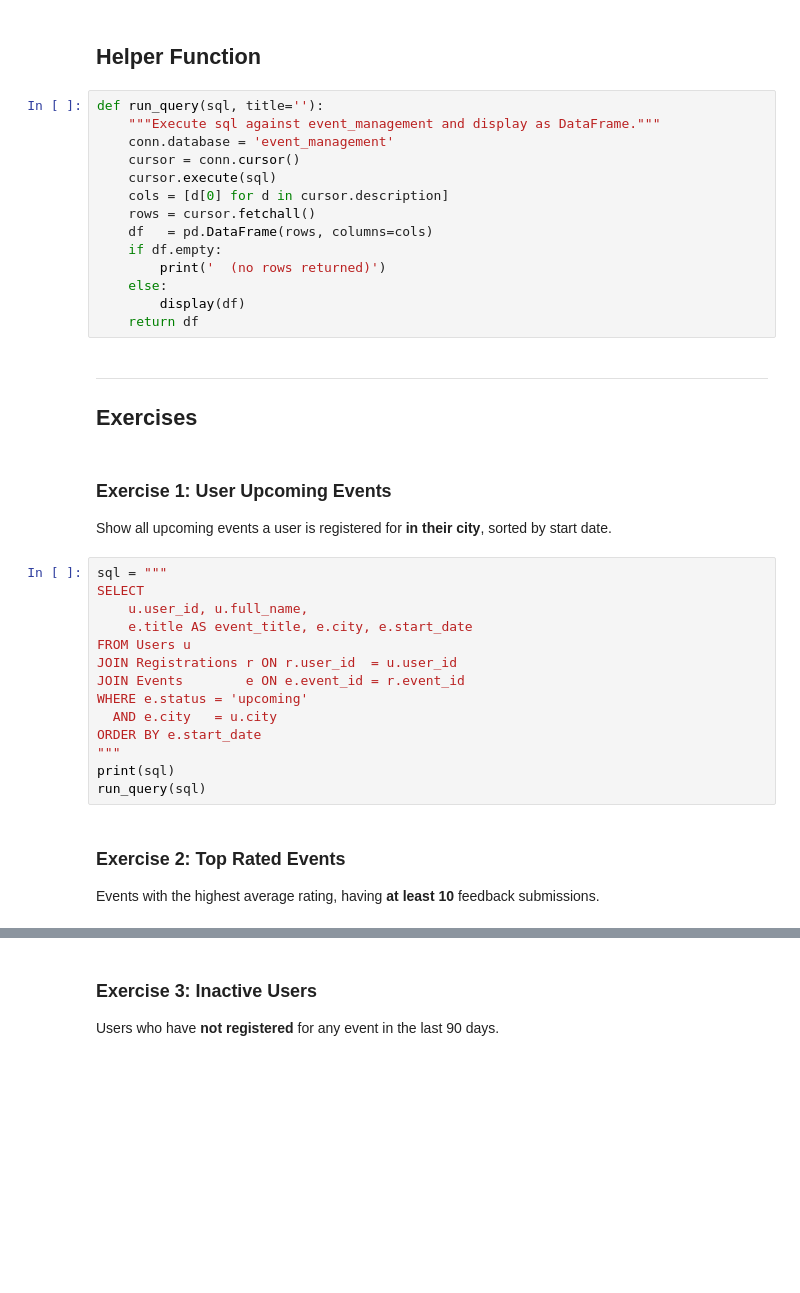
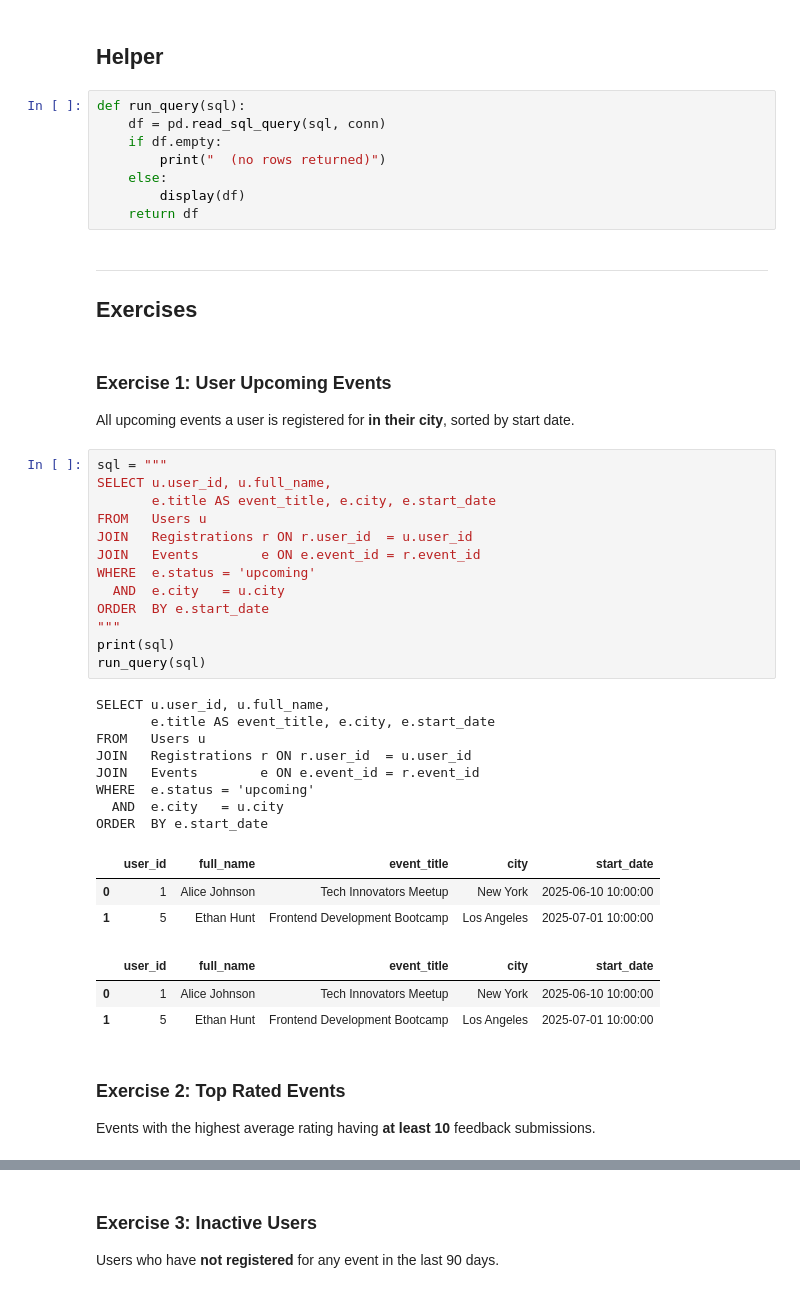
Before and after one commit to OswaldShilo/Digital-Nurture-Python, a Jupyter notebook: Solutions/SQL/SQL_Exercises.ipynb, the cells around one changed output, grey strips where cells are left out. Drawn from its saved outputs; the diff is of its cells as text; blank space fills up the shorter version.

```diff
--- a/Solutions/SQL/SQL_Exercises.ipynb
+++ b/Solutions/SQL/SQL_Exercises.ipynb
@@ -125,16 +114,10 @@ print('Schema ready ✓')
 # %% [markdown]
-## Helper Function
+## Helper
 # %%
-def run_query(sql, title=''):
-    """Execute sql against event_management and display as DataFrame."""
-    conn.database = 'event_management'
-    cursor = conn.cursor()
-    cursor.execute(sql)
-    cols = [d[0] for d in cursor.description]
-    rows = cursor.fetchall()
-    df   = pd.DataFrame(rows, columns=cols)
+def run_query(sql):
+    df = pd.read_sql_query(sql, conn)
     if df.empty:
-        print('  (no rows returned)')
+        print("  (no rows returned)")
     else:
         display(df)
     return df
@@ -143,23 +126,37 @@ def run_query(sql, title=''):
 ## Exercises
 # %% [markdown]
 ### Exercise 1: User Upcoming Events
-Show all upcoming events a user is registered for **in their city**, sorted by start date.
+All upcoming events a user is registered for **in their city**, sorted by start date.
 # %%
 sql = """
-SELECT
-    u.user_id, u.full_name,
-    e.title AS event_title, e.city, e.start_date
-FROM Users u
-JOIN Registrations r ON r.user_id  = u.user_id
-JOIN Events        e ON e.event_id = r.event_id
-WHERE e.status = 'upcoming'
-  AND e.city   = u.city
-ORDER BY e.start_date
+SELECT u.user_id, u.full_name,
+       e.title AS event_title, e.city, e.start_date
+FROM   Users u
+JOIN   Registrations r ON r.user_id  = u.user_id
+JOIN   Events        e ON e.event_id = r.event_id
+WHERE  e.status = 'upcoming'
+  AND  e.city   = u.city
+ORDER  BY e.start_date
 """
 print(sql)
 run_query(sql)
+# %% [output]
+SELECT u.user_id, u.full_name,
+       e.title AS event_title, e.city, e.start_date
+FROM   Users u
+JOIN   Registrations r ON r.user_id  = u.user_id
+JOIN   Events        e ON e.event_id = r.event_id
+WHERE  e.status = 'upcoming'
+  AND  e.city   = u.city
+ORDER  BY e.start_date
+|  | user_id | full_name | event_title | city | start_date |
+| 0 | 1 | Alice Johnson | Tech Innovators Meetup | New York | 2025-06-10 10:00:00 |
+| 1 | 5 | Ethan Hunt | Frontend Development Bootcamp | Los Angeles | 2025-07-01 10:00:00 |
+|  | user_id | full_name | event_title | city | start_date |
+| 0 | 1 | Alice Johnson | Tech Innovators Meetup | New York | 2025-06-10 10:00:00 |
+| 1 | 5 | Ethan Hunt | Frontend Development Bootcamp | Los Angeles | 2025-07-01 10:00:00 |
 # %% [markdown]
 ### Exercise 2: Top Rated Events
-Events with the highest average rating, having **at least 10** feedback submissions.
+Events with the highest average rating having **at least 10** feedback submissions.
 # %%
 sql = """
```
Also changed, not shown: parts of 47 cells of this notebook, 4 other files.
